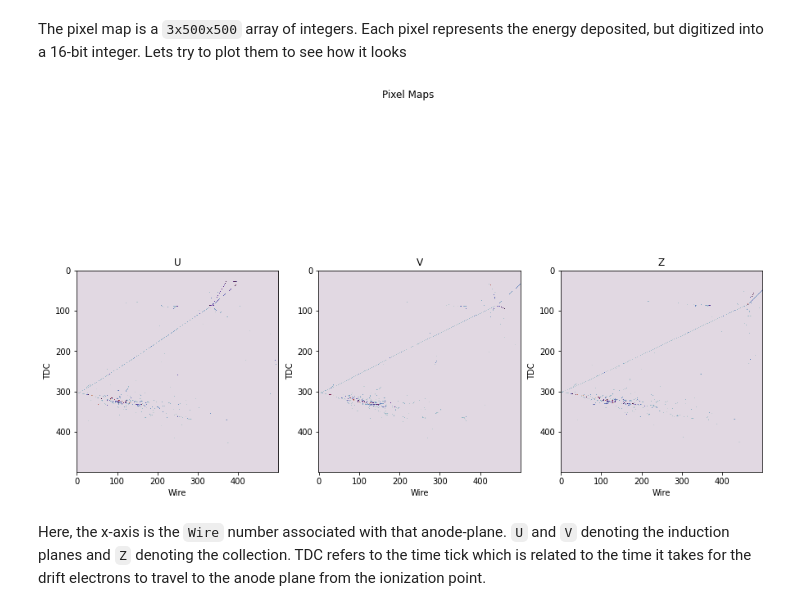
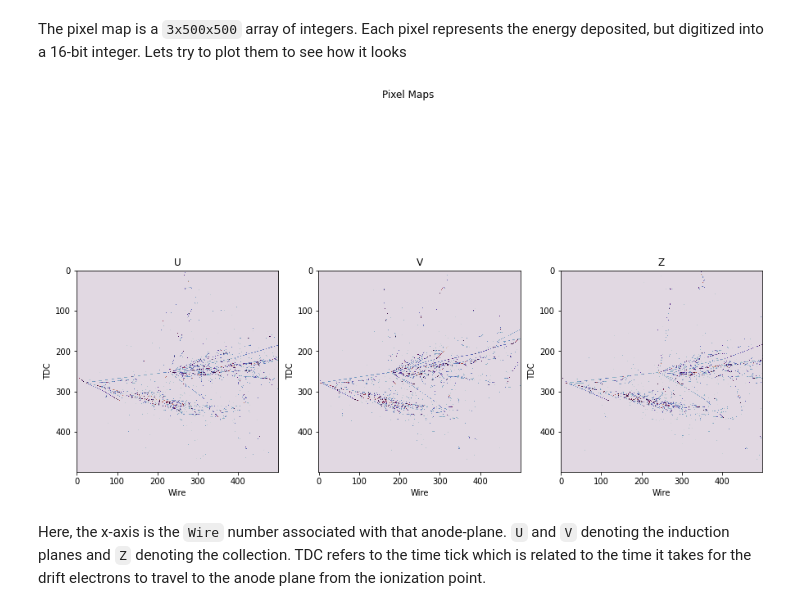
Before and after one commit to nitish-nayak/dune-cvn, a Jupyter notebook: dune_cvn_nusteam.ipynb, the cells around one changed output. Cells and saved outputs as stored; diff of their text form; code cells hidden in the pictures.

```diff
--- a/dune_cvn_nusteam.ipynb
+++ b/dune_cvn_nusteam.ipynb
@@ -158,10 +155,10 @@ def draw_single_pm(pm):
         axs[i].title.set_text(titles[i])
     plt.show()
 # %%
-pm = get_pixelmap('2', 'nue')
+pm = get_pixelmap('3', 'nue')
 draw_single_pm(pm)
 # %% [output]
-[figure, old version]
+[figure, new version]
 # %% [markdown]
 Here, the x-axis is the `Wire` number associated with that anode-plane. `U` and `V` denoting the induction planes and `Z` denoting the collection. TDC refers to the time tick which is related to the time it takes for the drift electrons to travel to the anode plane from the ionization point.
 # %% [markdown]
```
Also changed, not shown: parts of 10 cells of this notebook.
